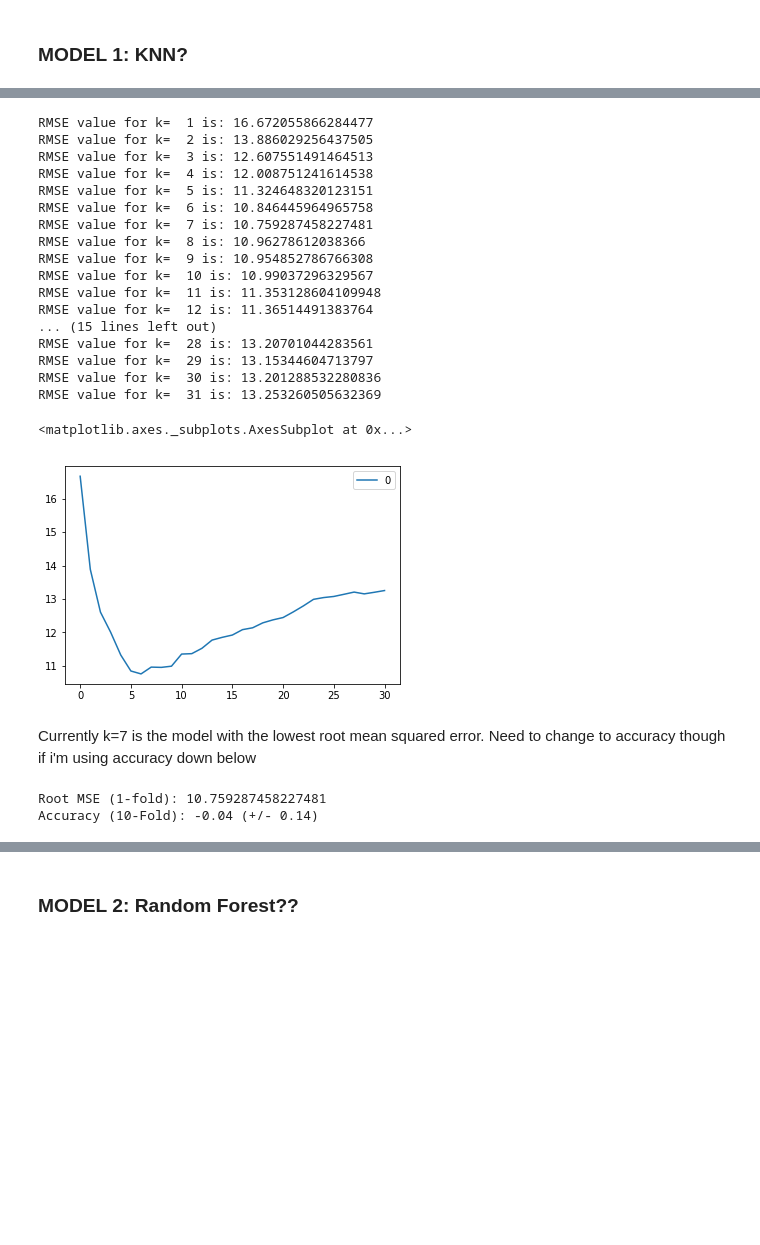
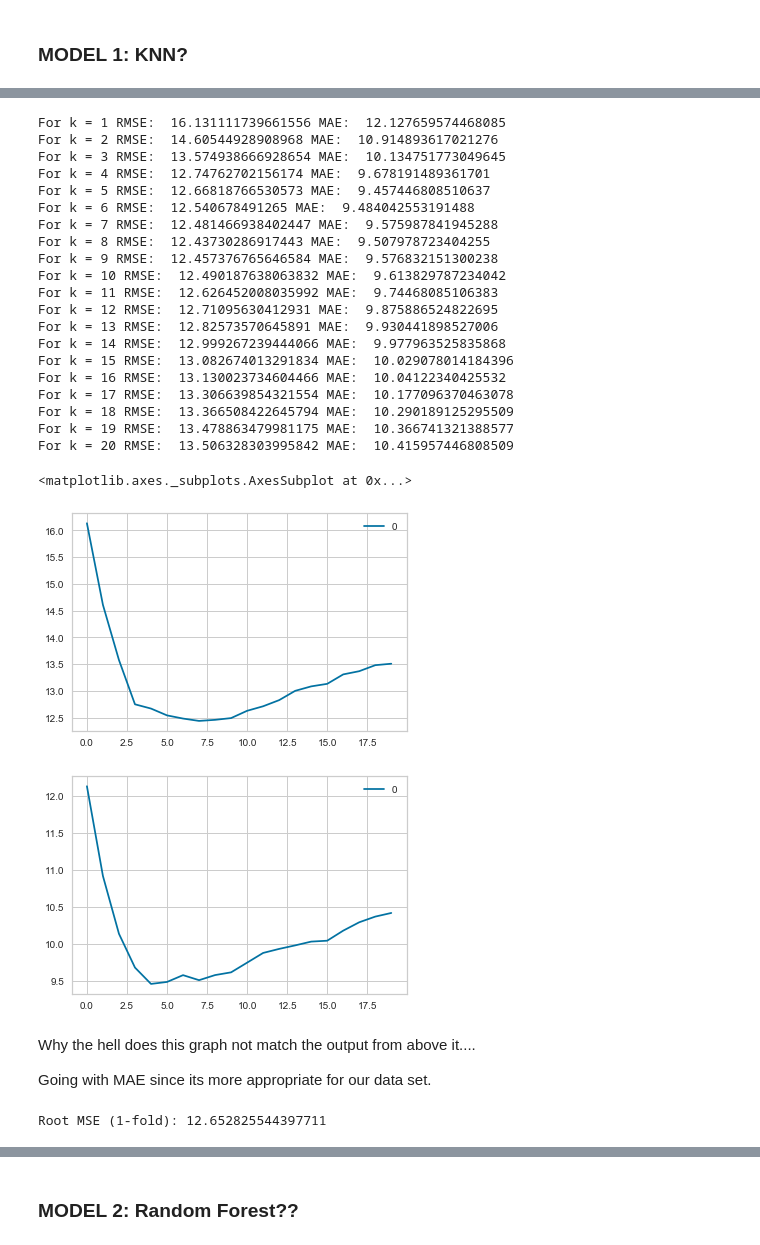
Before and after one commit to crkim13/7331DataMining, a Jupyter notebook: Lab2.ipynb, the cells around one changed output, grey strips where cells are left out. Drawn from its saved outputs; the diff is of its cells as text; code cells hidden in the pictures; blank space fills up the shorter version.

Commit message:
made KNN with gridsearch better, used yellowbrick on it, put in Drew's evaluation code (RMSE, MAE, MAPE)

```diff
--- a/Lab2.ipynb
+++ b/Lab2.ipynb
@@ -335,50 +402,62 @@ X_test_scaled = scl_obj.transform(X_test) # apply those means and std to the tes
 from sklearn import neighbors
 from sklearn.metrics import mean_squared_error
 from math import sqrt
-import matplotlib.pyplot as plt
-%matplotlib inline
 
 rmse_val = [] #to store rmse values for different k
-for K in range(31):
-    K = K+1
+mae_val = []  #to store mae values for different k
+for K in range(20):
+    K = K + 1
     model = neighbors.KNeighborsRegressor(n_neighbors = K)
 
     model.fit(X_train_scaled, y_train)  #fit the model
-    pred=model.predict(X_test_scaled) #make prediction on test set
-    error = sqrt(mean_squared_error(y_test,pred)) #calculate rmse
-    rmse_val.append(error) #store rmse values
-    print('RMSE value for k = ' ,K , 'is:', error)
+    pred = model.predict(X_test_scaled) #make prediction on test set
+    rmse = sqrt(mean_squared_error(y_test, pred)) #calculate rmse
+    mae = mean_absolute_error(y_test, pred)
+    rmse_val.append(rmse) #store rmse values
+    mae_val.append(mae) #store mae values
+    print('For k =' ,K , 'RMSE: ',rmse, 'MAE: ',mae)
 # %% [output]
-RMSE value for k=  1 is: 16.672055866284477
-RMSE value for k=  2 is: 13.886029256437505
-RMSE value for k=  3 is: 12.607551491464513
-RMSE value for k=  4 is: 12.008751241614538
-RMSE value for k=  5 is: 11.324648320123151
-RMSE value for k=  6 is: 10.846445964965758
-RMSE value for k=  7 is: 10.759287458227481
-RMSE value for k=  8 is: 10.96278612038366
-RMSE value for k=  9 is: 10.954852786766308
-RMSE value for k=  10 is: 10.99037296329567
-RMSE value for k=  11 is: 11.353128604109948
-RMSE value for k=  12 is: 11.36514491383764
-... (15 lines left out)
-RMSE value for k=  28 is: 13.20701044283561
-RMSE value for k=  29 is: 13.15344604713797
-RMSE value for k=  30 is: 13.201288532280836
-RMSE value for k=  31 is: 13.253260505632369
+For k = 1 RMSE:  16.131111739661556 MAE:  12.127659574468085
+For k = 2 RMSE:  14.60544928908968 MAE:  10.914893617021276
+For k = 3 RMSE:  13.574938666928654 MAE:  10.134751773049645
+For k = 4 RMSE:  12.74762702156174 MAE:  9.678191489361701
+For k = 5 RMSE:  12.66818766530573 MAE:  9.457446808510637
+For k = 6 RMSE:  12.540678491265 MAE:  9.484042553191488
+For k = 7 RMSE:  12.481466938402447 MAE:  9.575987841945288
+For k = 8 RMSE:  12.43730286917443 MAE:  9.507978723404255
+For k = 9 RMSE:  12.457376765646584 MAE:  9.576832151300238
+For k = 10 RMSE:  12.490187638063832 MAE:  9.613829787234042
+For k = 11 RMSE:  12.626452008035992 MAE:  9.74468085106383
+For k = 12 RMSE:  12.71095630412931 MAE:  9.875886524822695
+For k = 13 RMSE:  12.82573570645891 MAE:  9.930441898527006
+For k = 14 RMSE:  12.999267239444066 MAE:  9.977963525835868
+For k = 15 RMSE:  13.082674013291834 MAE:  10.029078014184396
+For k = 16 RMSE:  13.130023734604466 MAE:  10.04122340425532
+For k = 17 RMSE:  13.306639854321554 MAE:  10.177096370463078
+For k = 18 RMSE:  13.366508422645794 MAE:  10.290189125295509
+For k = 19 RMSE:  13.478863479981175 MAE:  10.366741321388577
+For k = 20 RMSE:  13.506328303995842 MAE:  10.415957446808509
 # %%
 #plotting the rmse values against k values
 curve = pd.DataFrame(rmse_val) #elbow curve
 curve.plot()
+
+curve2 = pd.DataFrame(mae_val)
+curve2.plot()
 # %% [output]
 <matplotlib.axes._subplots.AxesSubplot at 0x...>
-[figure, old version]
+[figure, new version]
+[figure, added]
-# %% [markdown]
-Currently k=7 is the model with the lowest root mean squared error. Need to change to accuracy though if i'm using accuracy down below
+# %% [markdown]
+Why the hell does this graph not match the output from above it....
+
+
+Going with MAE since its more appropriate for our data set.
 # %%
-# train the model just as before
-dfDropped_KNNr = neighbors.KNeighborsRegressor(n_neighbors=7, weights='uniform', algorithm='auto', leaf_size=30, p=2, metric='minkowski')
-dfDropped_KNNr.fit(X_train_scaled,y_train)  # train object
+# train the model with mostly default settings to see how accurate it is
+# choosing k=5 and default settings to run intial model
+dfDropped_KNNr = neighbors.KNeighborsRegressor(n_neighbors=5, weights='distance', algorithm='auto', leaf_size=30, p=2, metric='minkowski')
+dfDropped_KNNr.fit(X_train_scaled, y_train)  # train object
 
 y_hat = dfDropped_KNNr.predict(X_test_scaled) # get test set precitions
 
@@ -391,5 +470,4 @@ print('Root MSE (1-fold):', error )
 # The code above provides accuracy mean from all 10 iterations and their standard
 # deviation.
 # %% [output]
-Root MSE (1-fold): 10.759287458227481
-Accuracy (10-Fold): -0.04 (+/- 0.14)
+Root MSE (1-fold): 12.652825544397711
```
Also changed, not shown: parts of 15 cells of this notebook.
